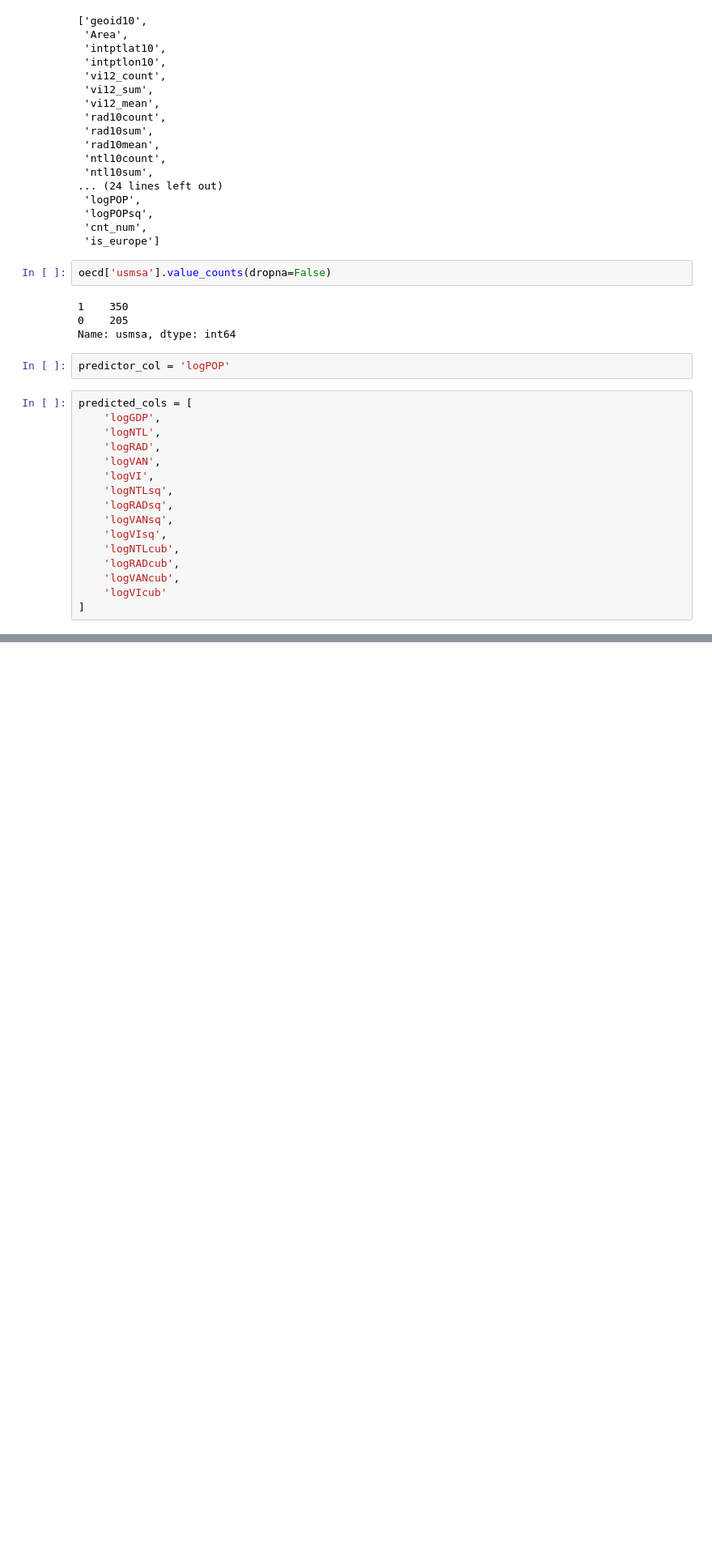
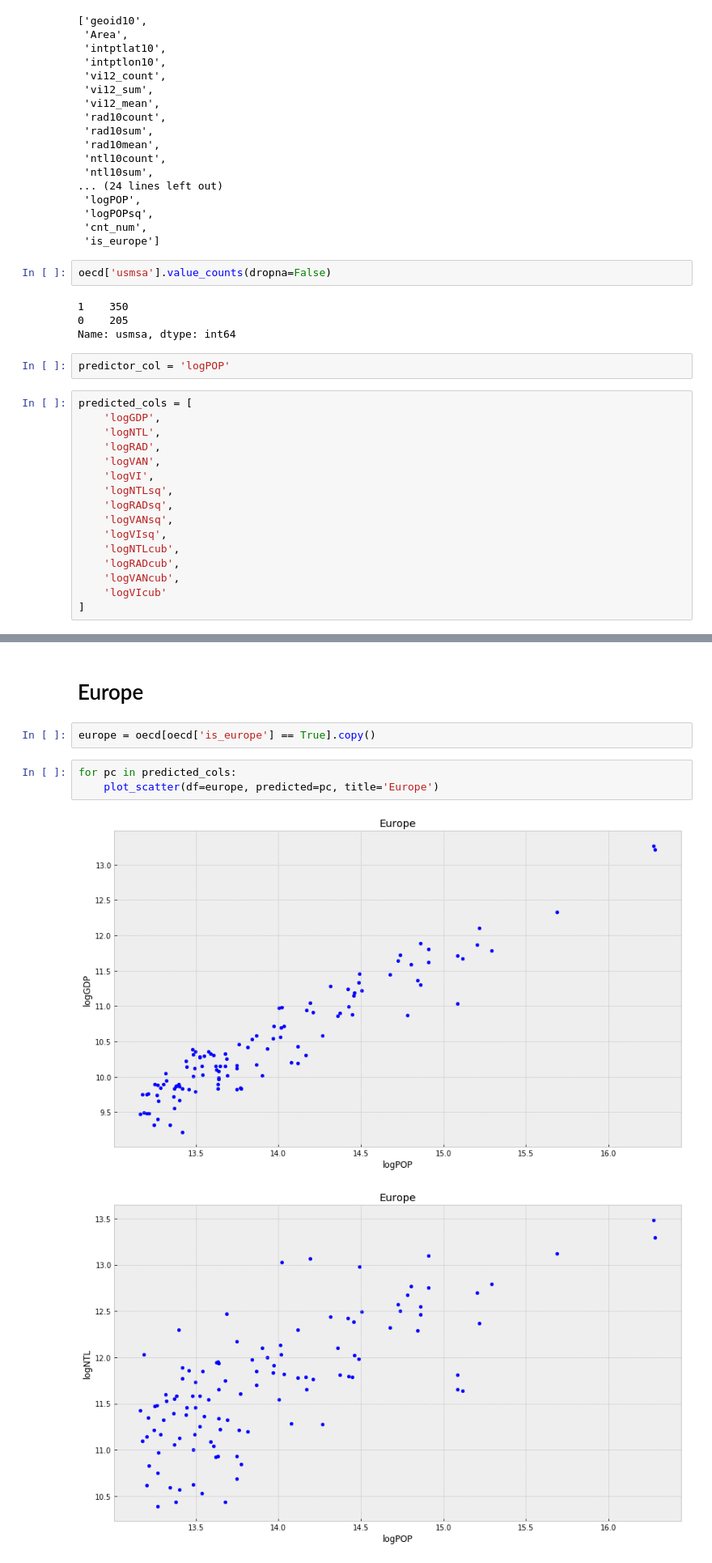
Before and after one commit to nsanthanam/lighttime, a Jupyter notebook: notebooks/plots.ipynb, the cells around one changed output, grey strips where cells are left out. Shown at 81% size. Saved outputs shown, nothing was run; the diff lists cells and outputs as text; blank space fills up the shorter version.

```diff
--- a/notebooks/plots.ipynb
+++ b/notebooks/plots.ipynb
@@ -66,0 +113,10 @@ with plt.style.context('bmh'):
+# %% [markdown]
+# Europe
+# %%
+europe = oecd[oecd['is_europe'] == True].copy()
+# %%
+for pc in predicted_cols:
+    plot_scatter(df=europe, predicted=pc, title='Europe')
+# %% [output]
+[figure, added]
+[figure, added]
```
Also changed, not shown: parts of 9 cells of this notebook.
